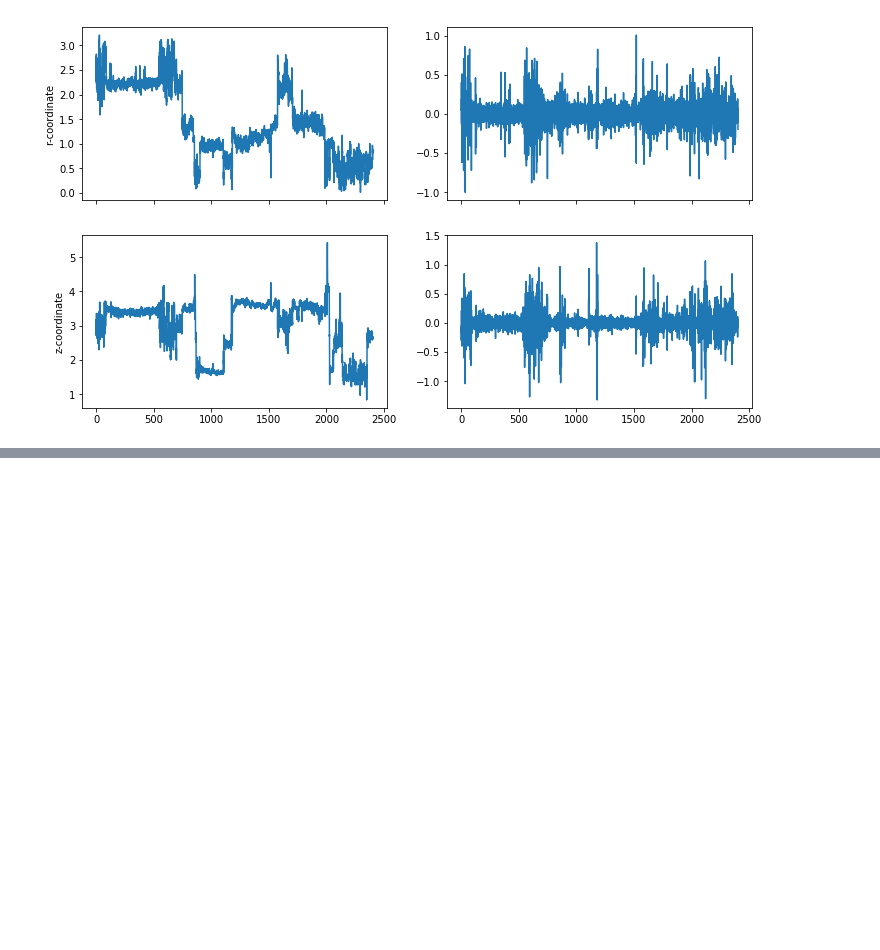
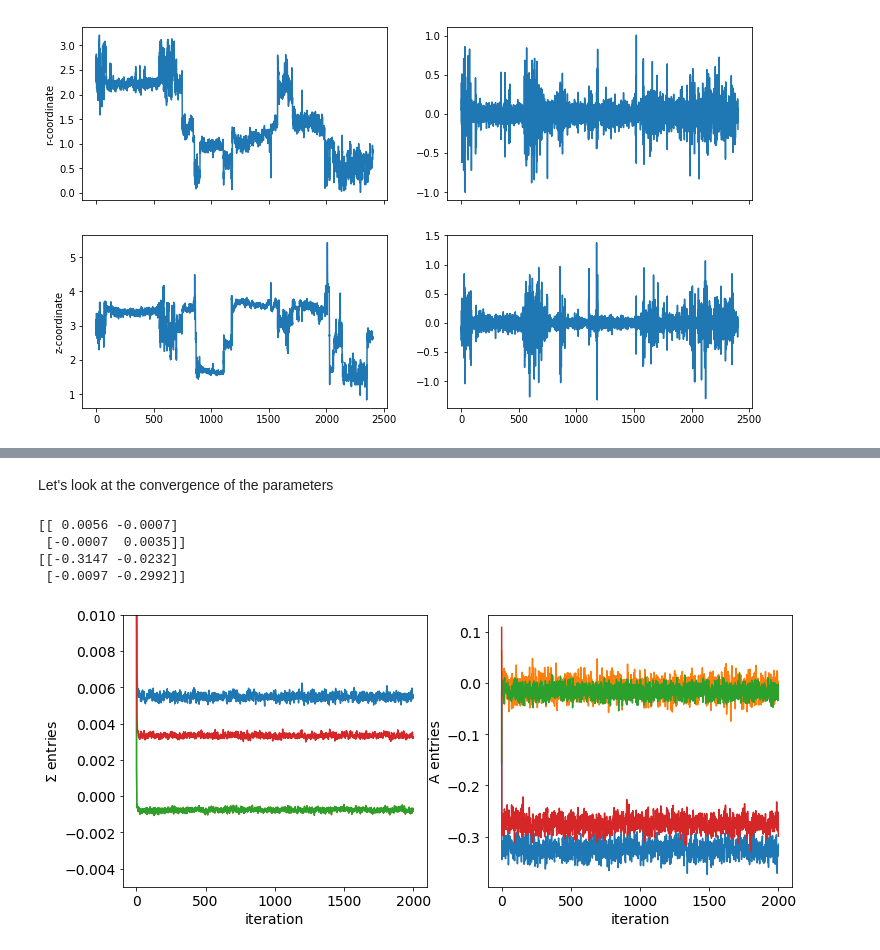
Before and after one commit to bencoscia/hdphmm, a Jupyter notebook: notebooks/HDPHMM.ipynb, the cells around one changed output, grey strips where cells are left out. Cells and saved outputs as stored; diff of their text form; code cells hidden in the pictures; blank space fills up the shorter version.

```diff
--- a/notebooks/HDPHMM.ipynb
+++ b/notebooks/HDPHMM.ipynb
@@ -63,3 +61,6 @@ ihmm.inference(100)
+# %%
+niter = 2000
+ihmm.inference(niter)
 # %%
 ihmm.summarize_results()
 # %% [output]
@@ -73,0 +75,42 @@ Estimated Transition Matrix:
+# %% [markdown]
+Let's look at the convergence of the parameters
+# %%
+# Autoregressive Parameters
+
+#print(ihmm.z[0, 275:1000])
+
+estimated_states = ihmm.z[0, :]  # estimated state sequence
+
+plot_state = 0
+found_states = list(np.unique(estimated_states))  # all of the states that were identified
+
+sigma = np.zeros([niter + 1, 2, 2])
+A = np.zeros([niter + 1, 2, 2])
+
+for a in range(niter + 1):
+    A[a, ...] = ihmm.convergence['A'][a][..., found_states[plot_state], 0]
+    sigma[a, ...] = np.linalg.inv(ihmm.convergence['invSigma'][a][..., found_states[plot_state], 0])
+
+fig, ax = plt.subplots(1, 2, figsize=(12, 5))
+for i in range(4):
+    ax[0].plot(sigma[:, i // 2, i % 2])
+    ax[1].plot(A[:, i // 2, i % 2])
+
+print(sigma.mean(axis=0))
+print(A[-1, ...])
+ax[0].set_ylim(-0.005, 0.01)
+ax[0].tick_params(labelsize=14)
+ax[0].set_xlabel('iteration', fontsize=14)
+ax[0].set_ylabel(r'$\Sigma$ entries', fontsize=14)
+
+ax[1].tick_params(labelsize=14)
+ax[1].set_xlabel('iteration', fontsize=14)
+ax[1].set_ylabel('A entries', fontsize=14)
+
+plt.show()
+# %% [output]
+[[ 0.0056 -0.0007]
+ [-0.0007  0.0035]]
+[[-0.3147 -0.0232]
+ [-0.0097 -0.2992]]
+[figure, added]
```
Also changed, not shown: parts of 6 cells of this notebook, 3 other files.
